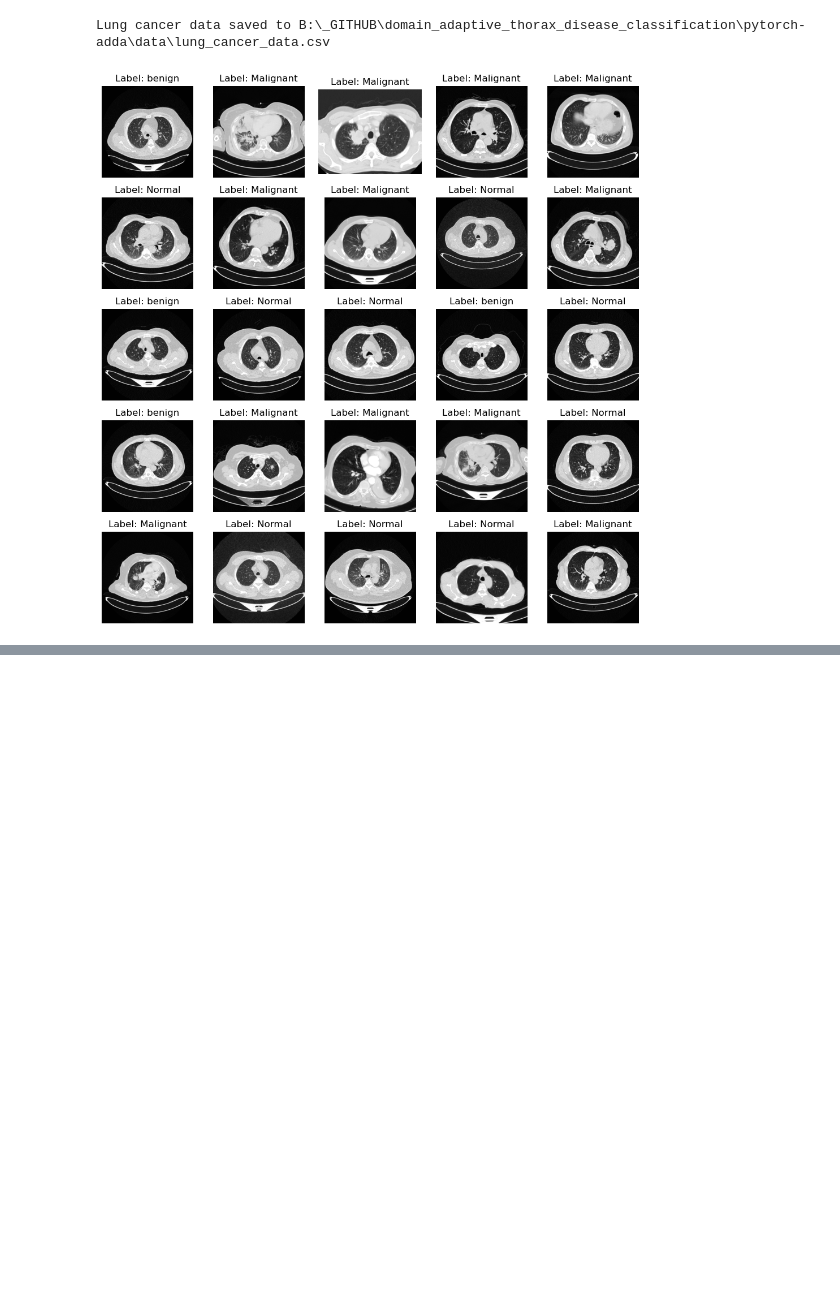
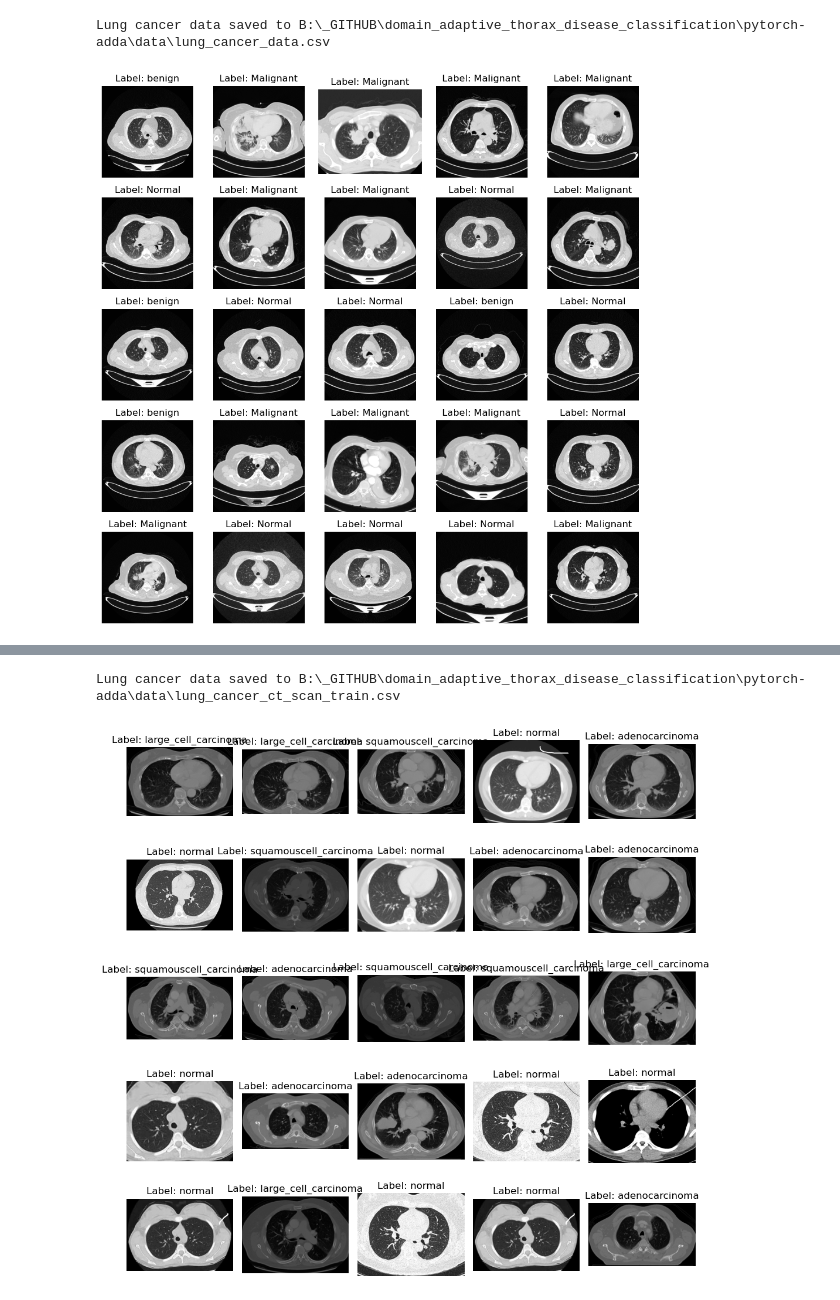
Before and after one commit to franck-armand/pytorch-adda, a Jupyter notebook: data_prep.ipynb, the cells around one changed output, grey strips where cells are left out. Cells and saved outputs as stored; diff of their text form; code cells hidden in the pictures; blank space fills up the shorter version.

Commit message:
- added the lung cancer ct dataset

```diff
--- a/data_prep.ipynb
+++ b/data_prep.ipynb
@@ -105,0 +154,67 @@ Lung cancer data saved to B:\_GITHUB\domain_adaptive_thorax_disease_classificati
+# %%
+import os
+import random
+import pandas as pd
+import matplotlib.pyplot as plt
+from PIL import Image
+
+base_path = r"B:\_GITHUB\domain_adaptive_thorax_disease_classification\pytorch-adda\data\Lung Cancer CT Scan Dataset"
+group = ["test", "train", "valid"]
+
+base_path = os.path.join(base_path,group[1])
+
+adenocarcinoma = [os.path.join(base_path,"adenocarcinoma")]
+large_cell_carcinoma = [os.path.join(base_path,"large.cell.carcinoma")]
+normal = [os.path.join(base_path,"normal")]
+squamouscell_carcinoma = [os.path.join(base_path,"squamous.cell.carcinoma")]
+
+filepaths = []
+labels = []
+dict_lists = [adenocarcinoma, large_cell_carcinoma, normal, squamouscell_carcinoma]
+class_labels = ['adenocarcinoma', 'large_cell_carcinoma', 'normal', 'squamouscell_carcinoma']
+
+for i, dir_list in enumerate(dict_lists):
+    for j in dir_list:
+        flist = os.listdir(j)
+        for f in flist:
+            fpath = os.path.join(j, f)
+            filepaths.append(fpath)
+            labels.append(class_labels[i])
+
+# Shuffle filepaths and labels in unison
+combined = list(zip(filepaths, labels))
+random.shuffle(combined)
+filepaths[:], labels[:] = zip(*combined)
+
+# Save file paths and labels to a CSV file
+lung_cancer_df = pd.DataFrame({
+    'filepaths': filepaths,
+    'labels': labels
+})
+csv_path = r"B:\_GITHUB\domain_adaptive_thorax_disease_classification\pytorch-adda\data\lung_cancer_ct_scan_train.csv"
+lung_cancer_df.to_csv(csv_path, index=False)
+print(f"Lung cancer data saved to {csv_path}")
+
+# Function to visualize images
+def visualize_images(filepaths, labels, num_images=25):
+    plt.figure(figsize=(10, 10))
+    for i in range(num_images):
+        img_path = filepaths[i]
+        label = labels[i]
+        # Load the image using PIL
+        img = Image.open(img_path).convert('L')  # Convert to grayscale if necessary
+
+        # Plot the image
+        plt.subplot(5, 5, i+1)
+        plt.imshow(img, cmap='gray')
+        plt.title(f"Label: {label}")
+        plt.axis('off')
+
+    plt.tight_layout()
+    plt.show()
+
+# Visualize 25 random images
+visualize_images(filepaths, labels, num_images=25)
+# %% [output]
+Lung cancer data saved to B:\_GITHUB\domain_adaptive_thorax_disease_classification\pytorch-adda\data\lung_cancer_ct_scan_train.csv
+[figure, added]
```
Also changed, not shown: parts of 2 cells of this notebook.
